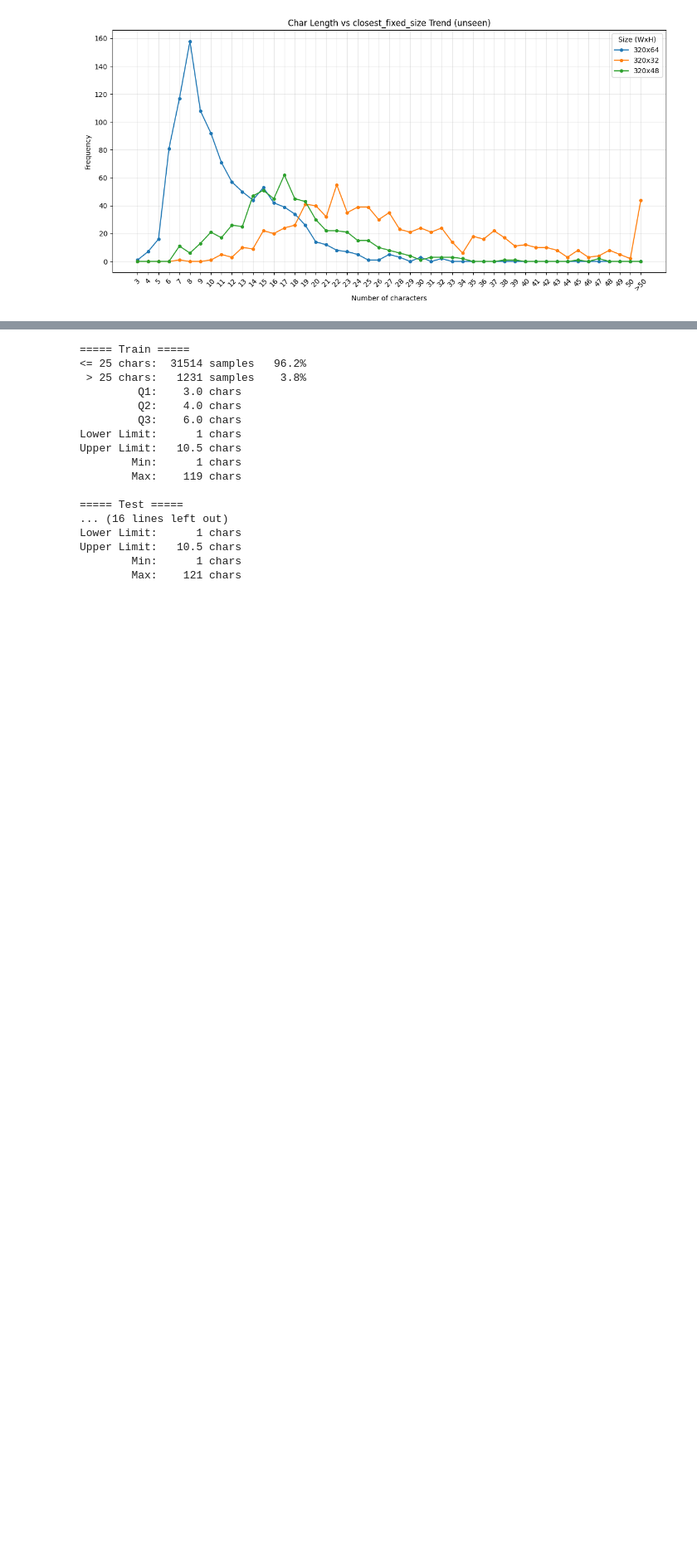
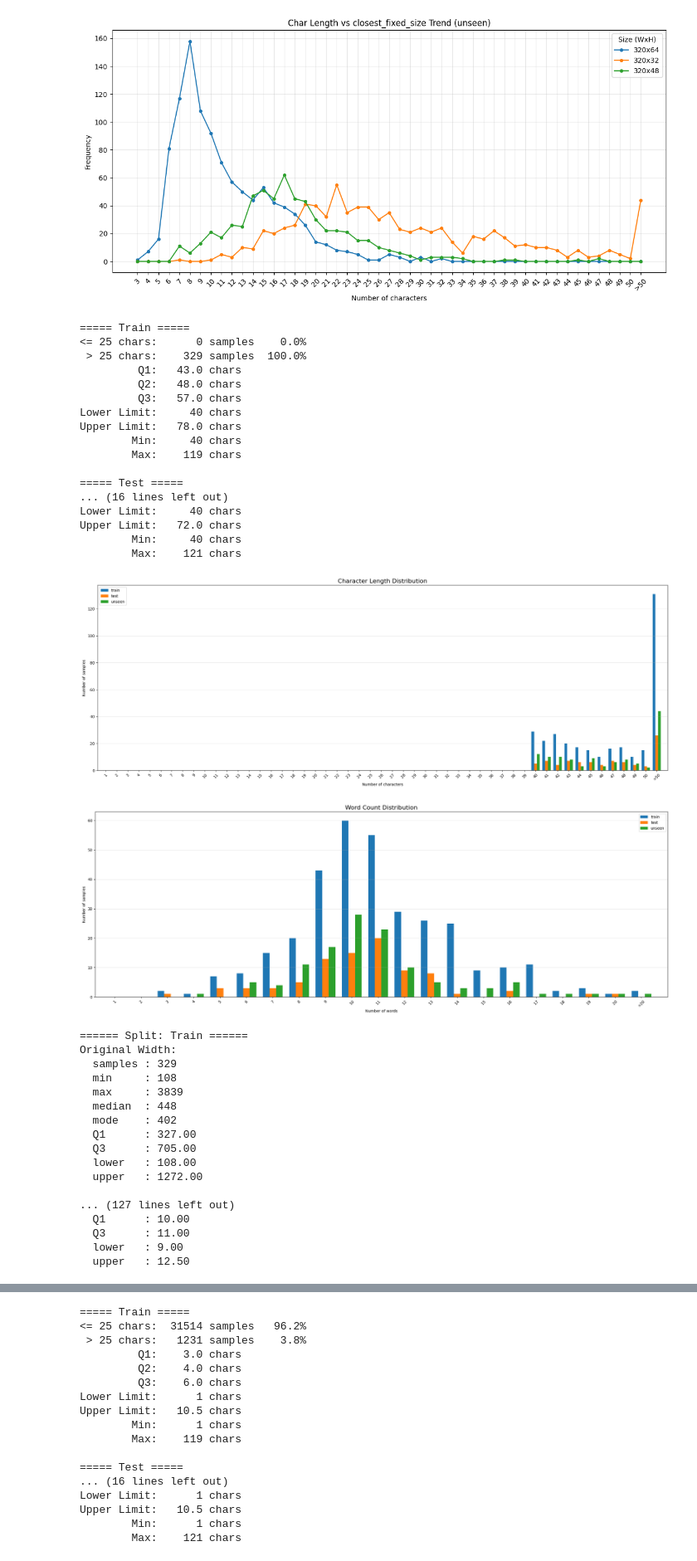
Before and after one commit to binhere/PaddleOCR_VinText, a Jupyter notebook: dataset/data_insight.ipynb, the cells around one changed output, grey strips where cells are left out. Shown at 83% size. Cells and saved outputs as stored; diff of their text form; code cells hidden in the pictures; blank space fills up the shorter version.

```diff
--- a/dataset/data_insight.ipynb
+++ b/dataset/data_insight.ipynb
@@ -323,7 +323,7 @@ def plot_size_frequency(size_freq_plot, all_unique_sizes, splits, mode_size, mod
     plt.tight_layout()
     plt.show()
 # %%
-def filter_and_plot_across_splits(results_dict, keywords=["textline"]):
+def filter_and_plot_across_splits(results_dict, keywords=["textline"], min_chars=0, max_chars=float("inf")):
 	"""
 	results_dict structure:
 	{
@@ -341,7 +341,7 @@ def filter_and_plot_across_splits(results_dict, keywords=["textline"]):
 	filtered = {
 		split: [
 			item for item in results_dict.get(split, [])
-			if any(k in item["image_path"] for k in keywords)
+			if any(k in item["image_path"] for k in keywords) and min_chars <= item["num_chars"] <= max_chars
 		]
 		for split in splits
 	}
@@ -539,3 +561,45 @@ Original Width:
 [figure]
 [figure]
 [figure]
+# %%
+filter_and_plot_across_splits(
+	results_dict=data_statistic,
+	keywords=["textline"],
+ 	min_chars=40)
+# %% [output]
+===== Train =====
+<= 25 chars:      0 samples    0.0%
+ > 25 chars:    329 samples  100.0%
+         Q1:   43.0 chars
+         Q2:   48.0 chars
+         Q3:   57.0 chars
+Lower Limit:     40 chars
+Upper Limit:   78.0 chars
+        Min:     40 chars
+        Max:    119 chars
+
+===== Test =====
+... (16 lines left out)
+Lower Limit:     40 chars
+Upper Limit:   72.0 chars
+        Min:     40 chars
+        Max:    121 chars
+[figure, added]
+[figure, added]
+====== Split: Train ======
+Original Width:
+  samples : 329
+  min     : 108
+  max     : 3839
+  median  : 448
+  mode    : 402
+  Q1      : 327.00
+  Q3      : 705.00
+  lower   : 108.00
+  upper   : 1272.00
+
+... (127 lines left out)
+  Q1      : 10.00
+  Q3      : 11.00
+  lower   : 9.00
+  upper   : 12.50
```
Also changed, not shown: parts of 3 cells of this notebook.
